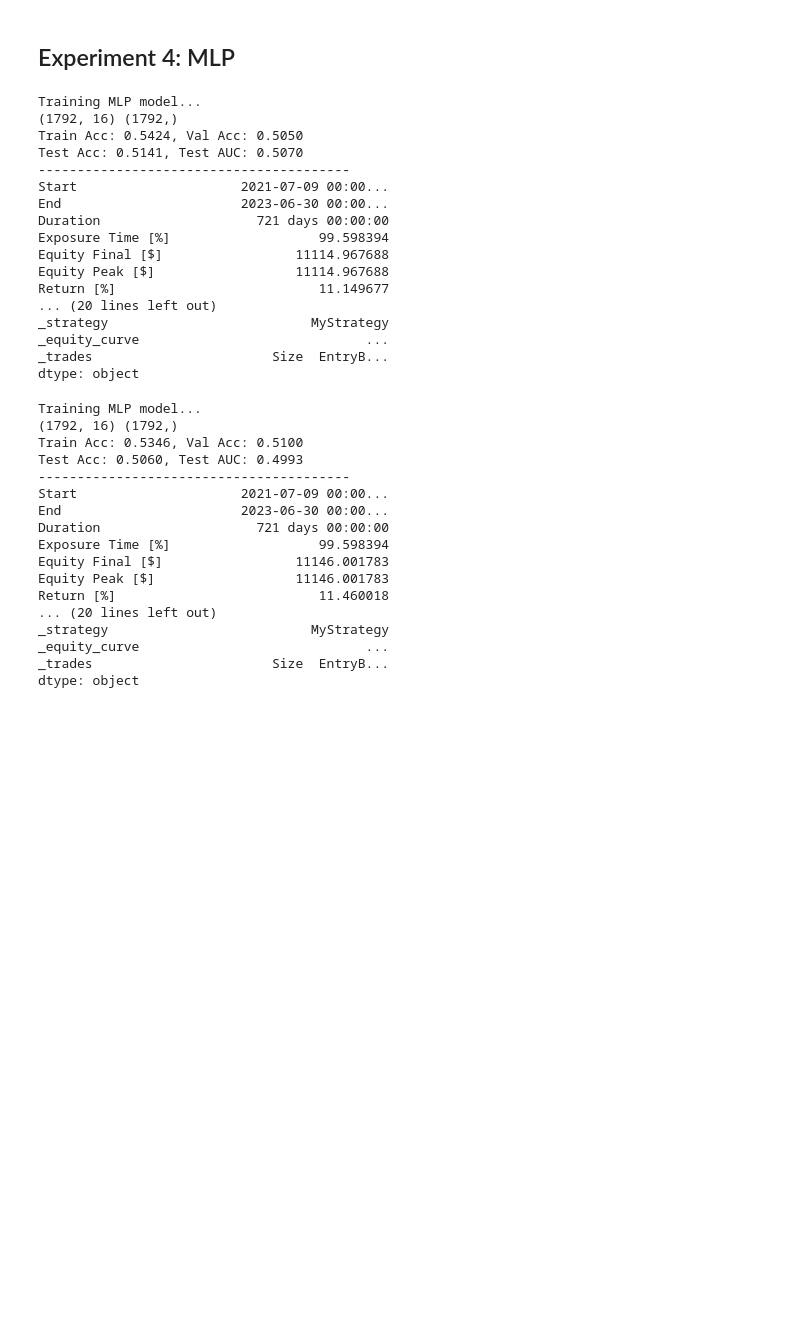
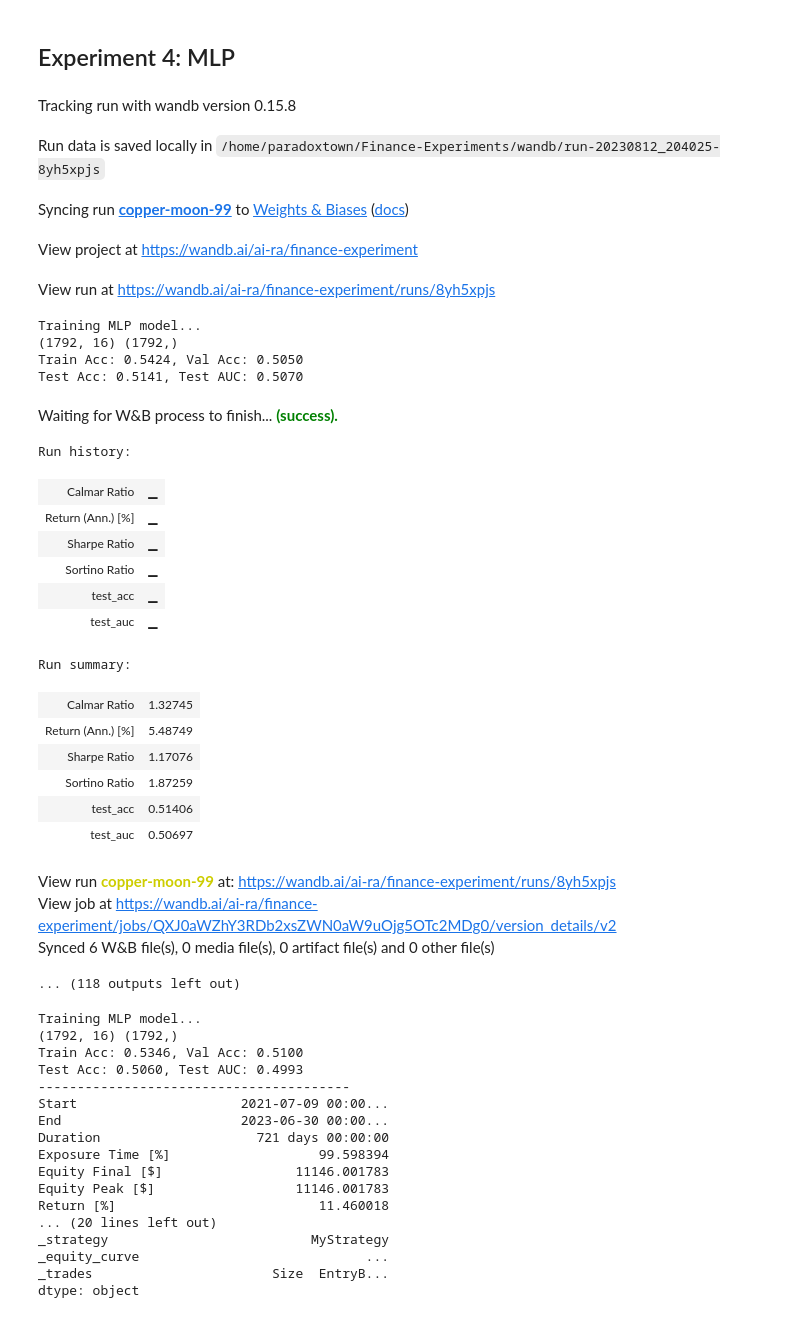
Before and after one commit to paradoxtown/Finance-Experiments, a Jupyter notebook: experiments.ipynb, the cells around one changed output. Drawn from its saved outputs; the diff is of its cells as text; code cells hidden in the pictures; blank space fills up the shorter version.

```diff
--- a/experiments.ipynb
+++ b/experiments.ipynb
@@ -366,26 +226,38 @@ exp.max_iter = 1000
 exp.lr = 1e-3
 exp.batch_size = 32
 exp.early_stopping = True
-# %%
-acc, auc, sim = exp.run()
-# %% [output]
-Training MLP model...
-(1792, 16) (1792,)
-Train Acc: 0.5424, Val Acc: 0.5050
-Test Acc: 0.5141, Test AUC: 0.5070
-----------------------------------------
-Start                     2021-07-09 00:00...
-End                       2023-06-30 00:00...
-Duration                    721 days 00:00:00
-Exposure Time [%]                   99.598394
-Equity Final [$]                 11114.967688
-Equity Peak [$]                  11114.967688
-Return [%]                          11.149677
-... (20 lines left out)
-_strategy                          MyStrategy
-_equity_curve                             ...
-_trades                       Size  EntryB...
-dtype: object
+# %%
+for _ in range(10):
+    exp.run()
+# %% [output]
+Tracking run with wandb version 0.15.8
+Run data is saved locally in /home/paradoxtown/Finance-Experiments/wandb/run-20230812_204025-8yh5xpjs
+Syncing run copper-moon-99 to Weights & Biases (docs)
+View project at https://wandb.ai/ai-ra/finance-experiment
+View run at https://wandb.ai/ai-ra/finance-experiment/runs/8yh5xpjs
+Training MLP model...
+(1792, 16) (1792,)
+Train Acc: 0.5424, Val Acc: 0.5050
+Test Acc: 0.5141, Test AUC: 0.5070
+Waiting for W&B process to finish... (success).
+Run history:
+| Calmar Ratio | ▁ |
+| Return (Ann.) [%] | ▁ |
+| Sharpe Ratio | ▁ |
+| Sortino Ratio | ▁ |
+| test_acc | ▁ |
+| test_auc | ▁ |
+Run summary:
+| Calmar Ratio | 1.32745 |
+| Return (Ann.) [%] | 5.48749 |
+| Sharpe Ratio | 1.17076 |
+| Sortino Ratio | 1.87259 |
+| test_acc | 0.51406 |
+| test_auc | 0.50697 |
+View run copper-moon-99 at: https://wandb.ai/ai-ra/finance-experiment/runs/8yh5xpjs
+View job at https://wandb.ai/ai-ra/finance-experiment/jobs/QXJ0aWZhY3RDb2xsZWN0aW9uOjg5OTc2MDg0/version_details/v2
+Synced 6 W&B file(s), 0 media file(s), 0 artifact file(s) and 0 other file(s)
+... (118 outputs left out)
 # %%
 # sgd + invscaling
 exp.model_framework = 'Sklearn'
```
Also changed, not shown: parts of 8 cells of this notebook, 1 other file.
